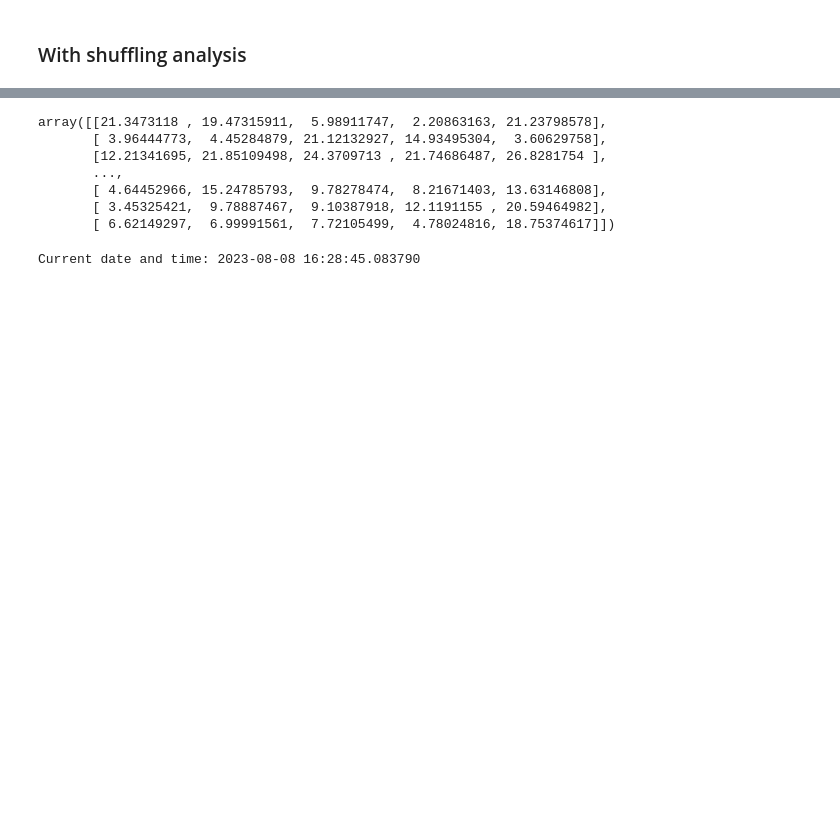
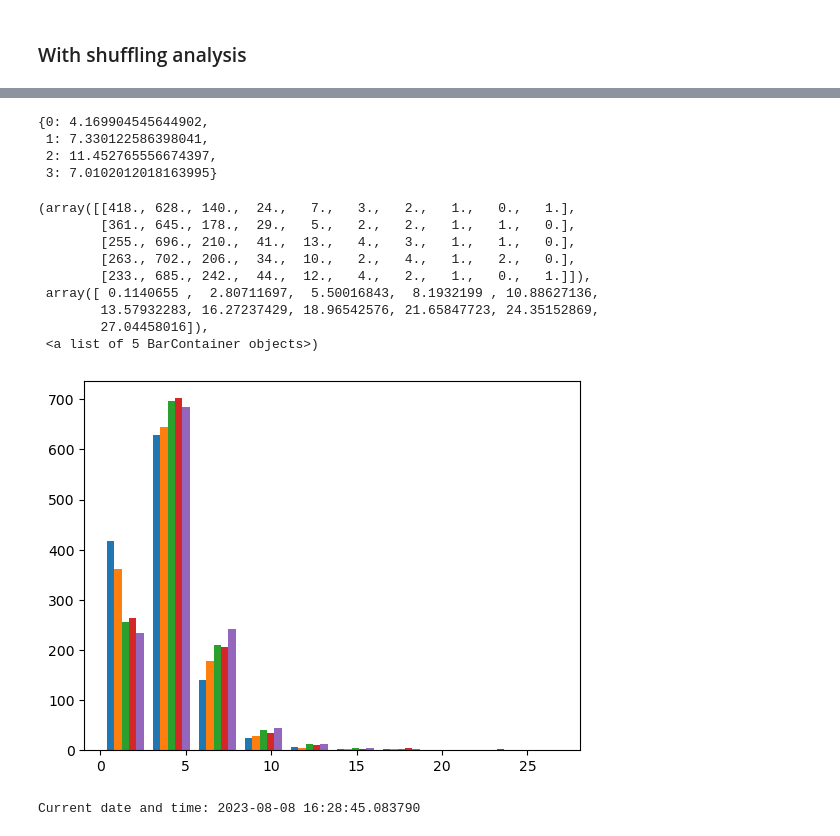
Before and after one commit to tarek-soubra/place-cell-project, a Jupyter notebook: rosegoldplot.ipynb, the cells around one changed output, grey strips where cells are left out. Cells and saved outputs as stored; diff of their text form; code cells hidden in the pictures; blank space fills up the shorter version.

Commit message:
no major modifications, just further testing after shuffling analysis complete

```diff
--- a/rosegoldplot.ipynb
+++ b/rosegoldplot.ipynb
@@ -176,3 +192,15 @@ array([[43, 44, 45, ..., 40, 41, 42],
+# %%
+SIMasks = {i:np.percentile(allSIs[i], 95, axis=0) for i in range(nFiles)}
+shuffThreshs = {i:np.mean(mask) for i,mask in enumerate(SIMasks.values())}
+# plt.hist(allSIs[1][0])
+shuffThreshs
+# np.mean(thresholds)
+# plt.hist(thresholds)
+# %% [output]
+{0: 4.169904545644902,
+ 1: 7.330122586398041,
+ 2: 11.452765556674397,
+ 3: 7.0102012018163995}
 # %%
 ## BE CAREFUL TO CHANGE THIS VARIABLE EVERY TIME
 nRun = 0 # IF IN DOUBT CHANGE
@@ -182,26 +210,22 @@ nRun = 0 # IF IN DOUBT CHANGE
 np.savez(f'finalRun{nRun}.npz', F_early = allSIs[0], F_late = allSIs[1], R_early = allSIs[2]\
                 , R_late = allSIs[3])
 # %%
-loaded_data = np.load(f'run5.npz')
+loaded_data = np.load(f'shufflerun1.npz')
 np.shape(loaded_data['F_late'])
 thresholds = np.percentile(loaded_data['F_late'], 95, axis=0)
 
-# shuff_thresholds = {i:np.percentile(loaded_data['F_late'][i], 95) for i in range(100)}
-# shuff_thresholds
-# plt.hist(thresholds)
-# print(np.shape(loaded_data['F_late']))
-thresholds
-# newData = np.transpose(loaded_data['R_late'],(0,2,1)).reshape(500,-1)
-# thresholds = np.percentile(newData, 95,axis=0)
-# plt.hist(thresholds)
+plt.hist(thresholds)
 # %% [output]
-array([[21.3473118 , 19.47315911,  5.98911747,  2.20863163, 21.23798578],
-       [ 3.96444773,  4.45284879, 21.12132927, 14.93495304,  3.60629758],
-       [12.21341695, 21.85109498, 24.3709713 , 21.74686487, 26.8281754 ],
-       ...,
-       [ 4.64452966, 15.24785793,  9.78278474,  8.21671403, 13.63146808],
-       [ 3.45325421,  9.78887467,  9.10387918, 12.1191155 , 20.59464982],
-       [ 6.62149297,  6.99991561,  7.72105499,  4.78024816, 18.75374617]])
+(array([[418., 628., 140.,  24.,   7.,   3.,   2.,   1.,   0.,   1.],
+        [361., 645., 178.,  29.,   5.,   2.,   2.,   1.,   1.,   0.],
+        [255., 696., 210.,  41.,  13.,   4.,   3.,   1.,   1.,   0.],
+        [263., 702., 206.,  34.,  10.,   2.,   4.,   1.,   2.,   0.],
+        [233., 685., 242.,  44.,  12.,   4.,   2.,   1.,   0.,   1.]]),
+ array([ 0.1140655 ,  2.80711697,  5.50016843,  8.1932199 , 10.88627136,
+        13.57932283, 16.27237429, 18.96542576, 21.65847723, 24.35152869,
+        27.04458016]),
+ <a list of 5 BarContainer objects>)
+[figure, added]
 # %%
 import datetime
 
```
Also changed, not shown: parts of 17 cells of this notebook.
